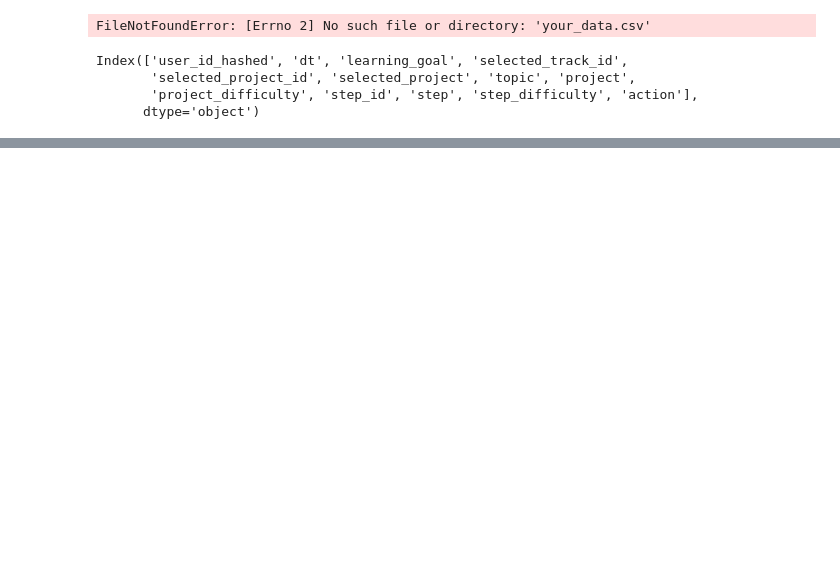
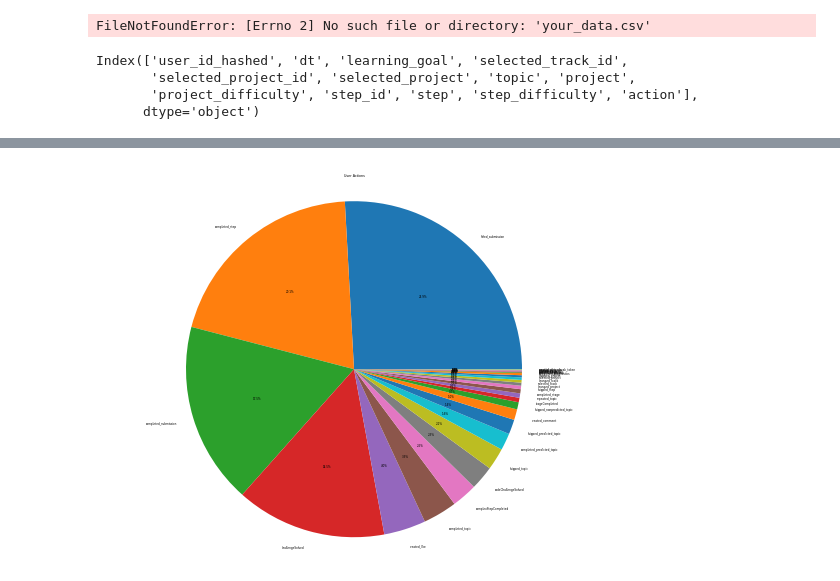
Before and after one commit to simeongluzman/Predictive-Analysis, a Jupyter notebook: test.ipynb, the cells around one changed output, grey strips where cells are left out. Saved outputs shown, nothing was run; the diff lists cells and outputs as text; code cells hidden in the pictures; blank space fills up the shorter version.

```diff
--- a/test.ipynb
+++ b/test.ipynb
@@ -72,0 +79,17 @@ Index(['user_id_hashed', 'dt', 'learning_goal', 'selected_track_id',
+# %%
+import pandas as pd
+import matplotlib.pyplot as plt
+
+# Load the data
+
+
+# Count the frequency of each action
+action_counts = df['action'].value_counts()
+
+# Create a pie chart
+plt.pie(action_counts.values, labels=action_counts.index, autopct='%1.1f%%')
+plt.title('User Actions')
+plt.axis('equal')
+plt.show()
+# %% [output]
+[figure, added]
```
Also changed, not shown: parts of 2 cells of this notebook, 1 other file.
